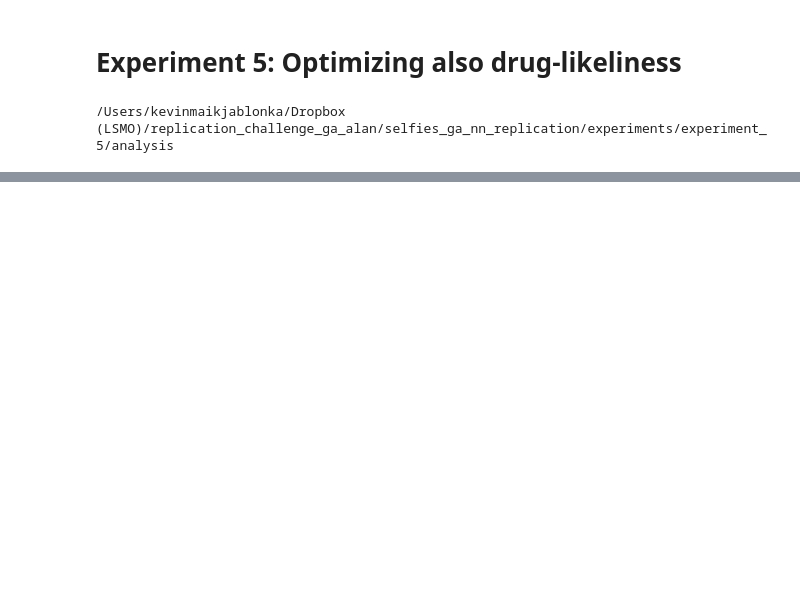
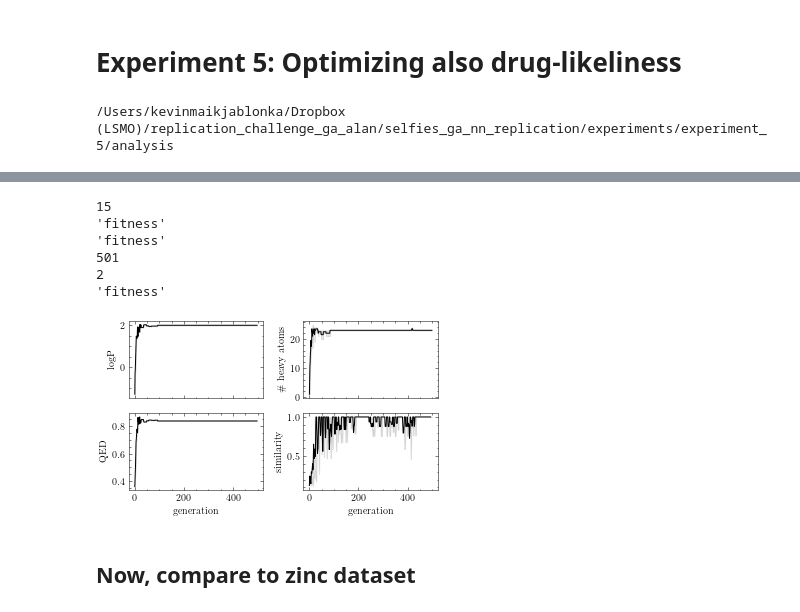
Before and after one commit to kjappelbaum/selfies_ga_nn_replication, a Jupyter notebook: experiments/experiment_5/analysis/plot_results_experiment_5.ipynb, the cells around one changed output, grey strips where cells are left out. Cells and saved outputs as stored; diff of their text form; code cells hidden in the pictures; blank space fills up the shorter version.

```diff
--- a/experiments/experiment_5/analysis/plot_results_experiment_5.ipynb
+++ b/experiments/experiment_5/analysis/plot_results_experiment_5.ipynb
@@ -55,0 +82,9 @@ plt.rcParams.update({
+# %%
+TARGET_TAG = sorted([
+                    "ga",
+                    "experiment_5",
+                    "optimizing_two_properties",
+                ])
+# %%
+relevant_df = all_df[np.array([tag == TARGET_TAG for tag in all_df['tags']]) &
+        (np.array([tag == [100,10] for tag in all_df['disc_layers']]))]
@@ -55,0 +151,59 @@ plt.rcParams.update({
+# %%
+metrics = get_fitness_evolution_for_runs(relevant_df['id'])
+# %% [output]
+15
+'fitness'
+'fitness'
+501
+2
+'fitness'
+# %%
+size_similarity = get_size_similarity_evolution_for_runs(relevant_df['id'])
+# %%
+fig, ax = plt.subplots(2,2, sharex='all', figsize=(5,3))
+
+ax[0][0].plot(np.mean(metrics['logP_norm'], axis=0), c='k')
+ax[0][0].fill_between(np.arange(500),
+                   np.mean(metrics['logP_norm'], axis=0) - np.std(metrics['logP_norm'], axis=0),
+                   np.mean(metrics['logP_norm'], axis=0) + np.std(metrics['logP_norm'], axis=0),
+                   color='k', alpha=.1
+                  )
+
+ax[0][0].set_ylabel('logP')
+
+ax[1][0].plot(np.mean(metrics['qed'], axis=0), c='k')
+ax[1][0].fill_between(np.arange(500),
+                   np.mean(metrics['qed'], axis=0) - np.std(metrics['qed'], axis=0),
+                   np.mean(metrics['qed'], axis=0) + np.std(metrics['qed'], axis=0),
+                   color='k', alpha=.1
+                  )
+
+ax[1][0].set_ylabel('QED')
+
+ax[0][1].set_ylabel('\# heavy atoms')
+
+ax[0][1].plot(np.mean(size_similarity['sizes'], axis=0), c='k')
+ax[0][1].fill_between(np.arange(500),
+                   np.mean(size_similarity['sizes'], axis=0) - np.std(size_similarity['sizes'], axis=0),
+                   np.mean(size_similarity['sizes'], axis=0) + np.std(size_similarity['sizes'], axis=0),
+                   color='k', alpha=.1
+                  )
+
+ax[1][1].set_ylabel('similarity')
+
+ax[1][1].plot(np.mean(size_similarity['similarities'], axis=0), c='k')
+ax[1][1].fill_between(np.arange(5,500),
+                   np.mean(size_similarity['similarities'], axis=0) - np.std(size_similarity['similarities'], axis=0),
+                   np.mean(size_similarity['similarities'], axis=0) + np.std(size_similarity['similarities'], axis=0),
+                   color='k', alpha=.1
+                  )
+
+ax[-1][0].set_xlabel('generation')
+ax[-1][1].set_xlabel('generation')
+
+fig.tight_layout()
+fig.savefig('experiment_5_properties.pdf', bbox_inches='tight')
+# %% [output]
+[figure, added]
+# %% [markdown]
+## Now, compare to zinc dataset
```
Also changed, not shown: parts of 12 cells of this notebook, 5 other files.
